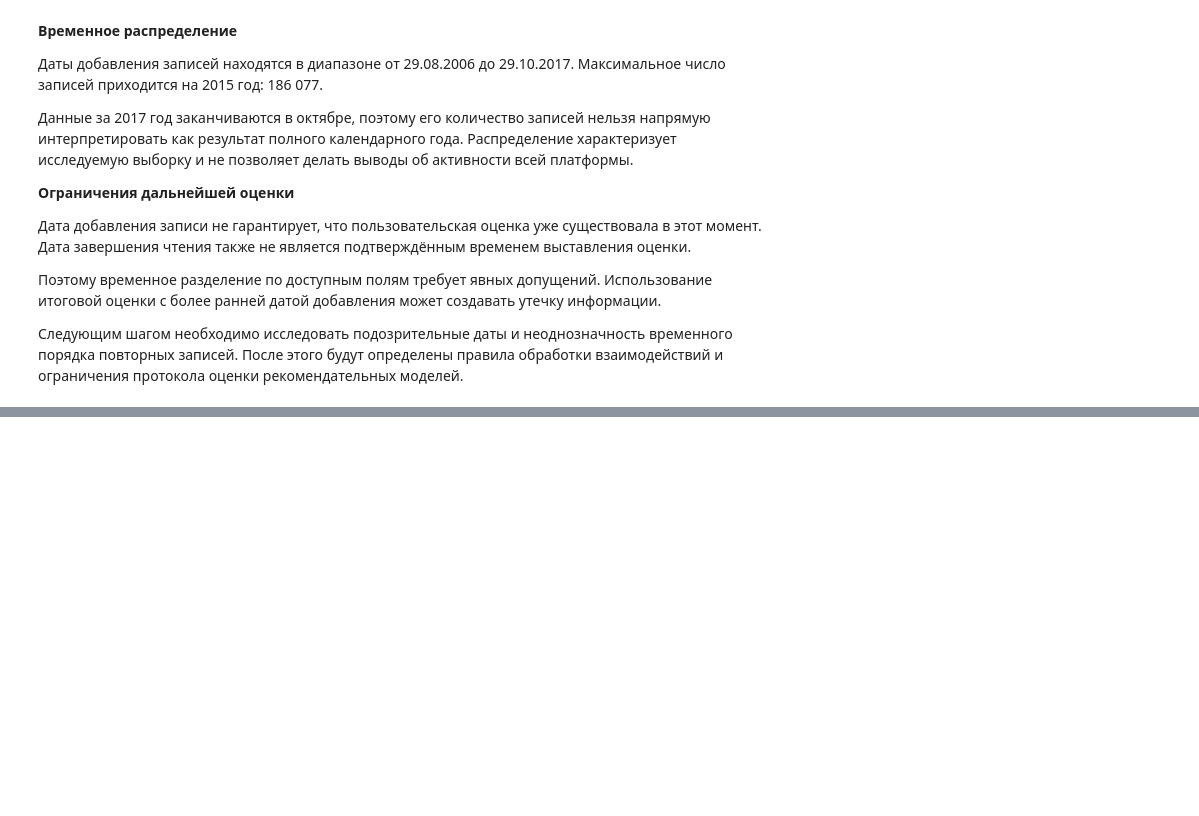
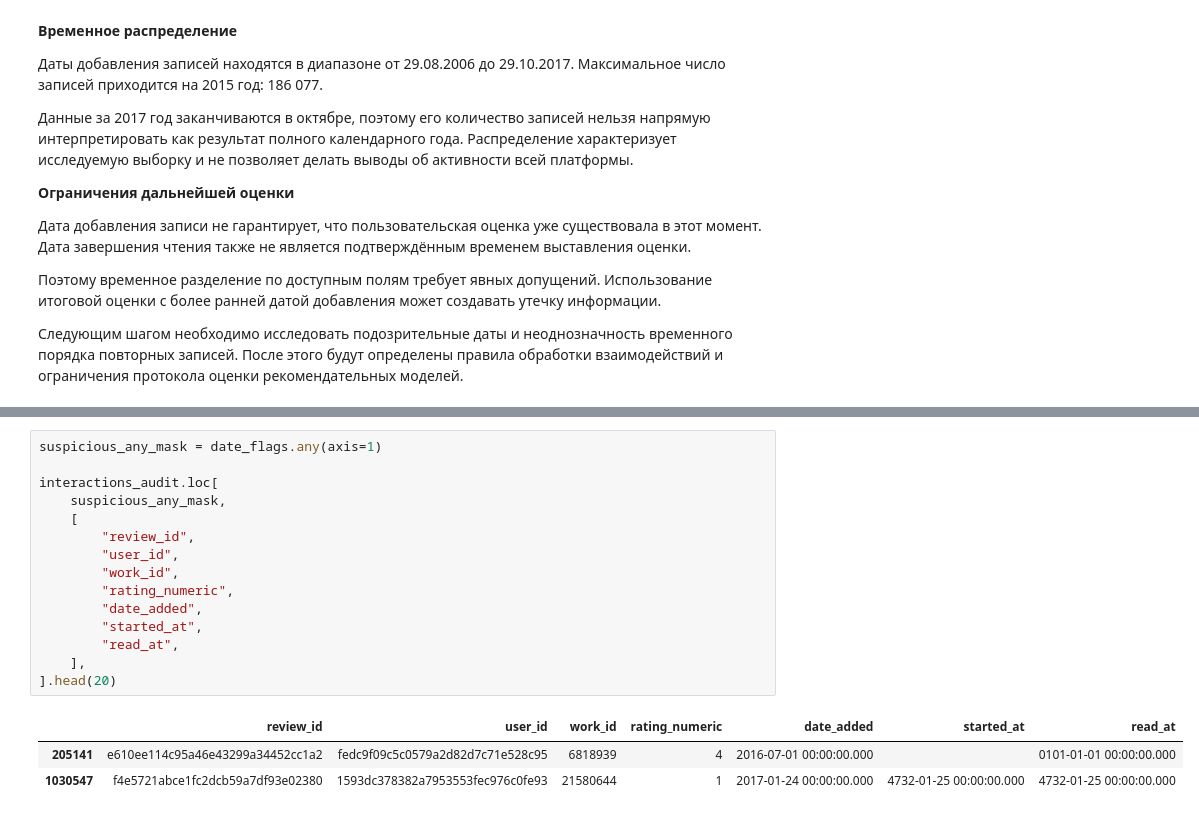
Before and after one commit to RafaelART01/BookRecommender, a Jupyter notebook: notebooks/01_data_audit.ipynb, the cells around one changed output, grey strips where cells are left out. Cells and saved outputs as stored; diff of their text form; blank space fills up the shorter version.

```diff
--- a/notebooks/01_data_audit.ipynb
+++ b/notebooks/01_data_audit.ipynb
@@ -1606,0 +1715,19 @@ read_at для 1 031 765 записей. Остальные значения э
+# %%
+suspicious_any_mask = date_flags.any(axis=1)
+
+interactions_audit.loc[
+    suspicious_any_mask,
+    [
+        "review_id",
+        "user_id",
+        "work_id",
+        "rating_numeric",
+        "date_added",
+        "started_at",
+        "read_at",
+    ],
+].head(20)
+# %% [output]
+|  | review_id | user_id | work_id | rating_numeric | date_added | started_at | read_at |
+| 205141 | e610ee114c95a46e43299a34452cc1a2 | fedc9f09c5c0579a2d82d7c71e528c95 | 6818939 | 4 | 2016-07-01 00:00:00.000 |  | 0101-01-01 00:00:00.000 |
+| 1030547 | f4e5721abce1fc2dcb59a7df93e02380 | 1593dc378382a7953553fec976c0fe93 | 21580644 | 1 | 2017-01-24 00:00:00.000 | 4732-01-25 00:00:00.000 | 4732-01-25 00:00:00.000 |
```
Also changed, not shown: parts of 21 cells of this notebook.
